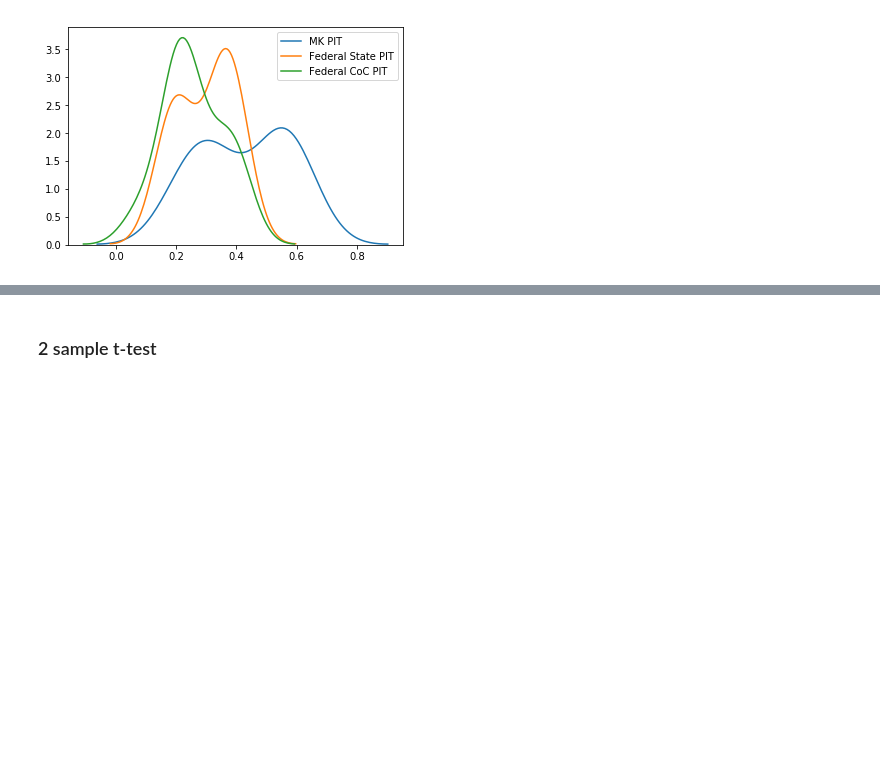
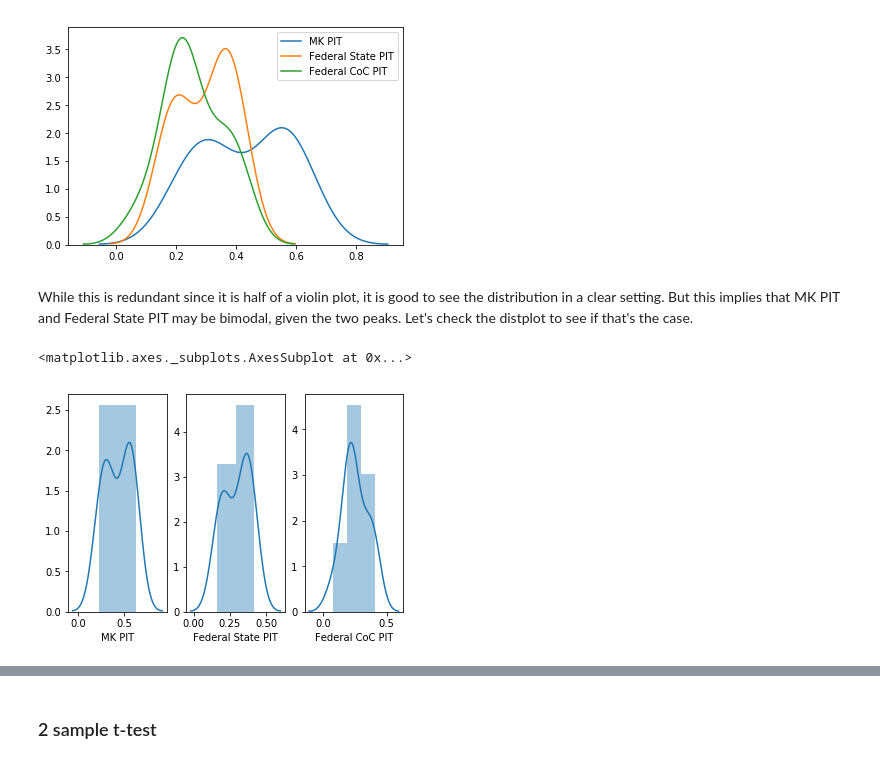
Before and after one commit to hd2zm/Data-Science-Projects, a Jupyter notebook: Data-Made-Me-Donate/PIT/Showing MK's Impact using PIT.ipynb, the cells around one changed output, grey strips where cells are left out. Drawn from its saved outputs; the diff is of its cells as text; code cells hidden in the pictures; blank space fills up the shorter version.

```diff
--- a/Data-Made-Me-Donate/PIT/Showing MK's Impact using PIT.ipynb
+++ b/Data-Made-Me-Donate/PIT/Showing MK's Impact using PIT.ipynb
@@ -96,3 +115,15 @@ sns.kdeplot(ratio_th_pit_df['Federal CoC PIT'])
 # %% [output]
 <matplotlib.axes._subplots.AxesSubplot at 0x...>
 [figure]
+# %% [markdown]
+While this is redundant since it is half of a violin plot, it is good to see the distribution in a clear setting. But this implies that MK PIT and Federal State PIT may be bimodal, given the two peaks. Let's check the distplot to see if that's the case.
+# %%
+import matplotlib.pyplot as plt
+
+f, axes = plt.subplots(1, 3)
+sns.distplot(ratio_th_pit_df['MK PIT'], ax=axes[0])
+sns.distplot(ratio_th_pit_df['Federal State PIT'], ax=axes[1])
+sns.distplot(ratio_th_pit_df['Federal CoC PIT'], ax=axes[2])
+# %% [output]
+<matplotlib.axes._subplots.AxesSubplot at 0x...>
+[figure, added]
```
Also changed, not shown: parts of 13 cells of this notebook.
